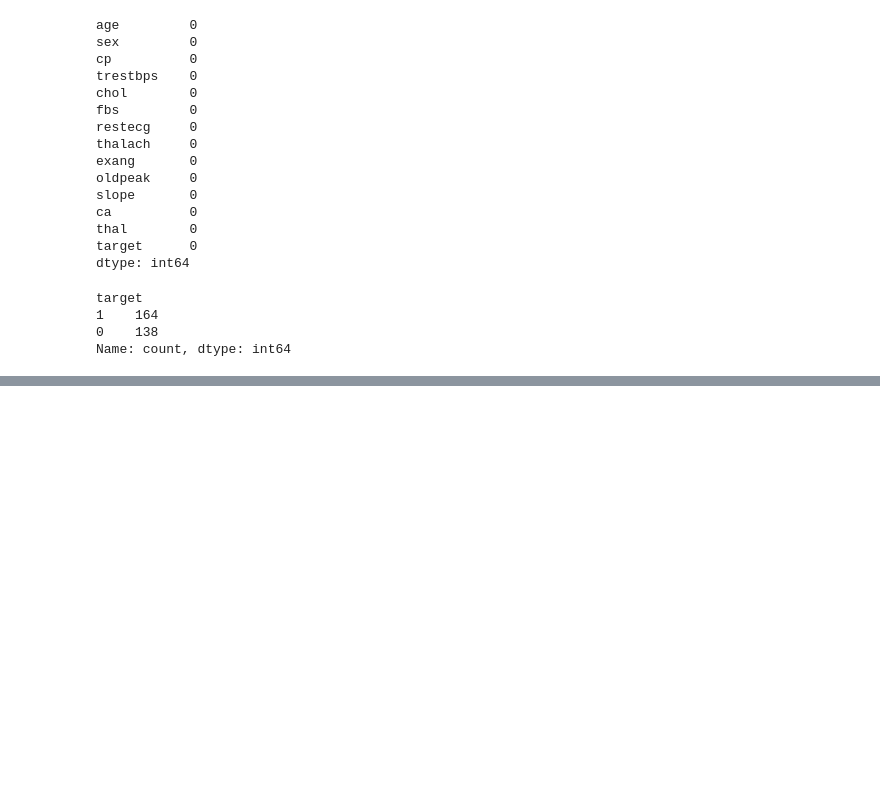
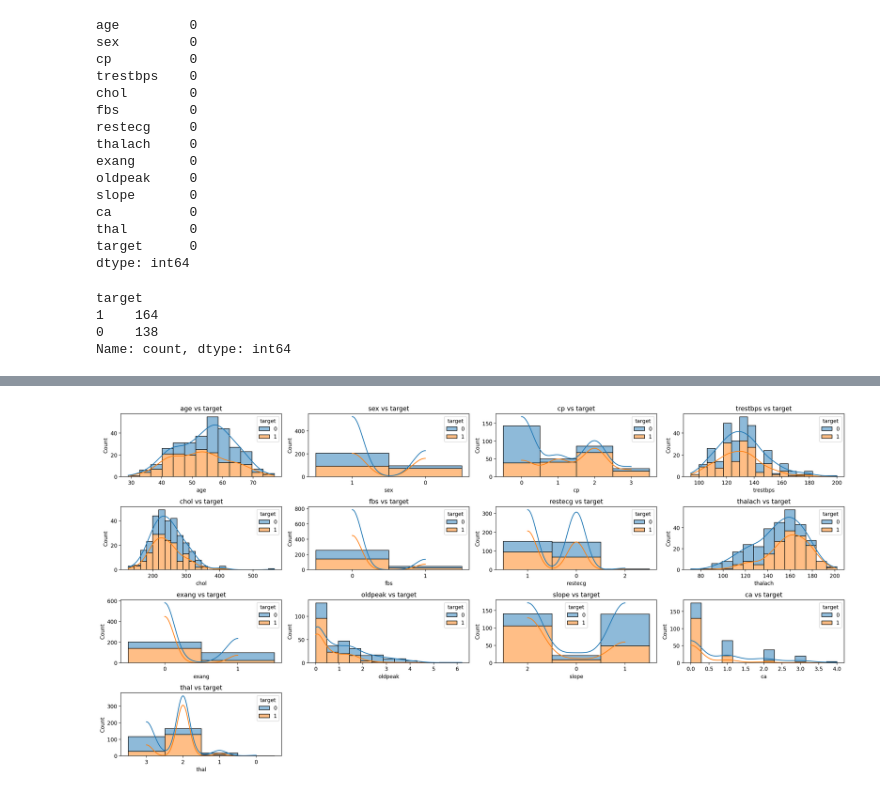
Before and after one commit to beniamine3155/Machine_Learning_AtoZ, a Jupyter notebook: 14_Boosting_Algorithms/boosting_algorithms.ipynb, the cells around one changed output, grey strips where cells are left out. Drawn from its saved outputs; the diff is of its cells as text; code cells hidden in the pictures; blank space fills up the shorter version.

Commit message:
data visualization done

```diff
--- a/14_Boosting_Algorithms/boosting_algorithms.ipynb
+++ b/14_Boosting_Algorithms/boosting_algorithms.ipynb
@@ -83,0 +95,4 @@ Name: count, dtype: int64
+# %%
+cat_cols = ['sex', 'cp', 'fbs', 'restecg', 'exang', 'slope', 'thal']
+df[cat_cols] = df[cat_cols].astype('str')
+df.info()
@@ -83,0 +117,13 @@ Name: count, dtype: int64
+# %%
+plt.rcParams['figure.figsize'] = (20, 10)
+plt.rcParams['figure.dpi'] = 200
+# %%
+columns = df.columns[:-1]
+for i, col in enumerate(columns):
+    plt.subplot(4, 4, i+1)
+    sns.histplot(x=col, data=df, hue='target', multiple='stack', kde=True)
+    plt.xlabel(col)
+    plt.title(f'{col} vs target')
+    plt.tight_layout()
+# %% [output]
+[figure, added]
```
Also changed, not shown: parts of 3 cells of this notebook.
